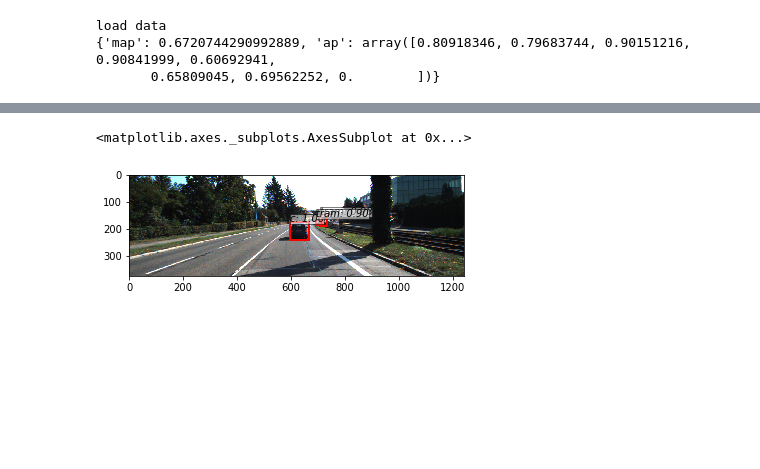
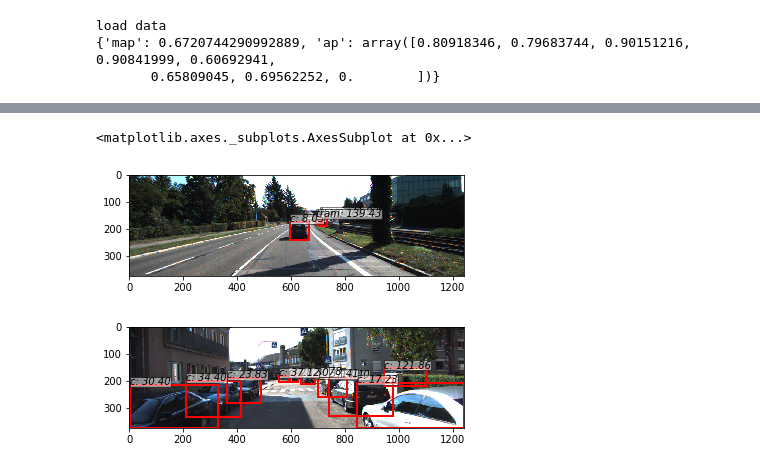
Before and after one commit to BalahariVignesh/simple-faster-rcnn-pytorch, a Jupyter notebook: mahalanobis.ipynb, the cells around one changed output, grey strips where cells are left out. Saved outputs shown, nothing was run; the diff lists cells and outputs as text; code cells hidden in the pictures; blank space fills up the shorter version.

Commit message:
Calculate mAP using MD for labels and confidence score

```diff
--- a/mahalanobis.ipynb
+++ b/mahalanobis.ipynb
@@ -256,9 +256,15 @@ vis_bbox(at.tonumpy(img[0]),
 # %%
 _bboxes, _labels, _scores = trainer.faster_rcnn.predict_mahalanobis(imgs,visualize=True)
 vis_bbox(at.tonumpy(imgs[0]),
          at.tonumpy(_bboxes[0]),
          at.tonumpy(_labels[0]).reshape(-1),
          at.tonumpy(_scores[0]).reshape(-1))
+
+vis_bbox(at.tonumpy(imgs[1]),
+         at.tonumpy(_bboxes[1]),
+         at.tonumpy(_labels[1]).reshape(-1),
+         at.tonumpy(_scores[1]).reshape(-1))
 # %% [output]
 <matplotlib.axes._subplots.AxesSubplot at 0x...>
-[figure, old version]
+[figure, new version]
+[figure, added]
```
Also changed, not shown: parts of 3 cells of this notebook, 2 other files.
